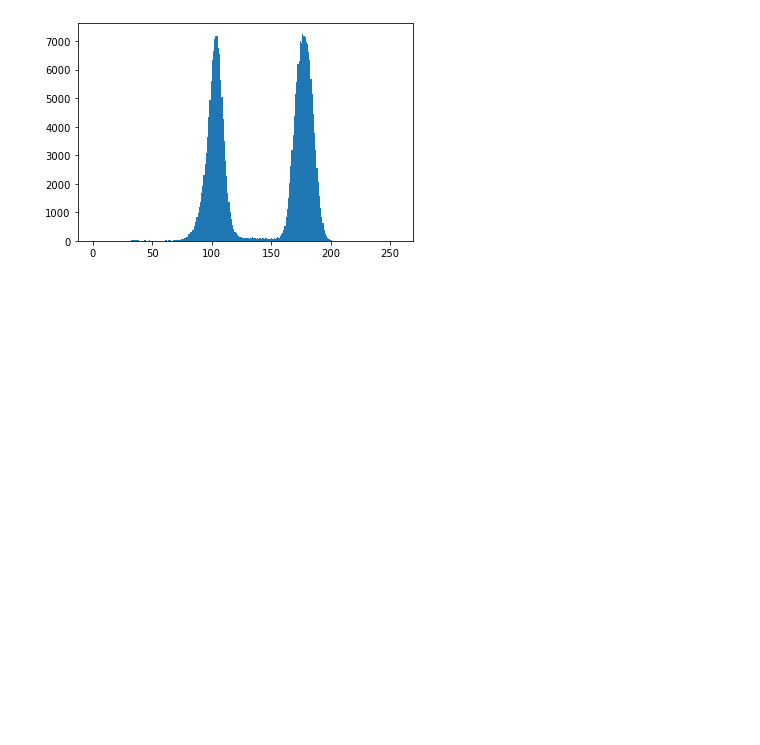
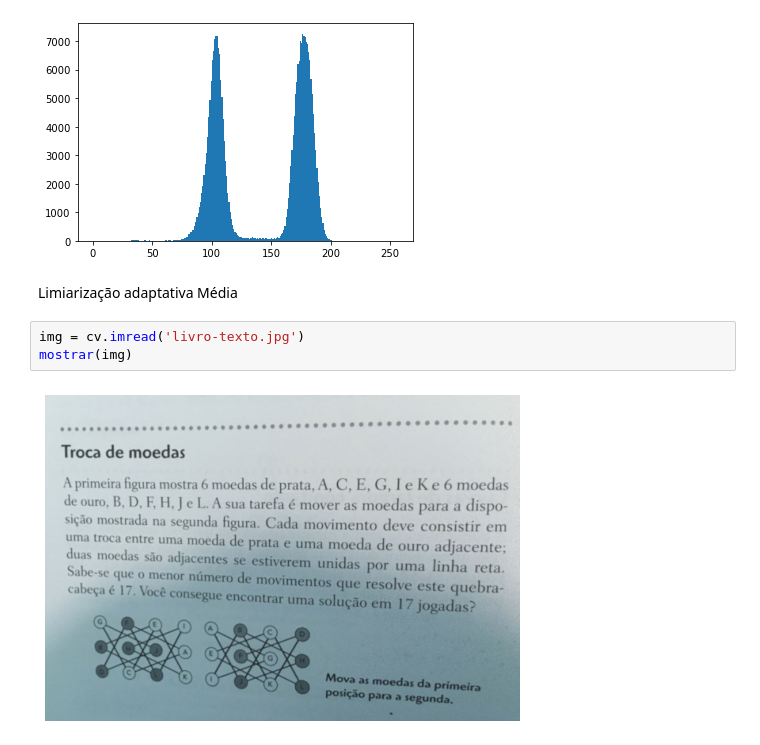
Before and after one commit to Thgm01/IA_Expert, a Jupyter notebook: Segmentação/Introdução/limiarizacao.ipynb, the cells around one changed output. Saved outputs shown, nothing was run; the diff lists cells and outputs as text; blank space fills up the shorter version.

Commit message:
limiarização adaptativa

```diff
--- a/Segmentação/Introdução/limiarizacao.ipynb
+++ b/Segmentação/Introdução/limiarizacao.ipynb
@@ -172,3 +172,10 @@ Valor do limiar:  139.0
 plt.hist(desfoque.ravel(), 256, [0,256]);
 # %% [output]
 [figure]
+# %% [markdown]
+Limiarização adaptativa Média
+# %%
+img = cv.imread('livro-texto.jpg')
+mostrar(img)
+# %% [output]
+[figure, added]
```
Also changed, not shown: parts of 9 cells of this notebook.
